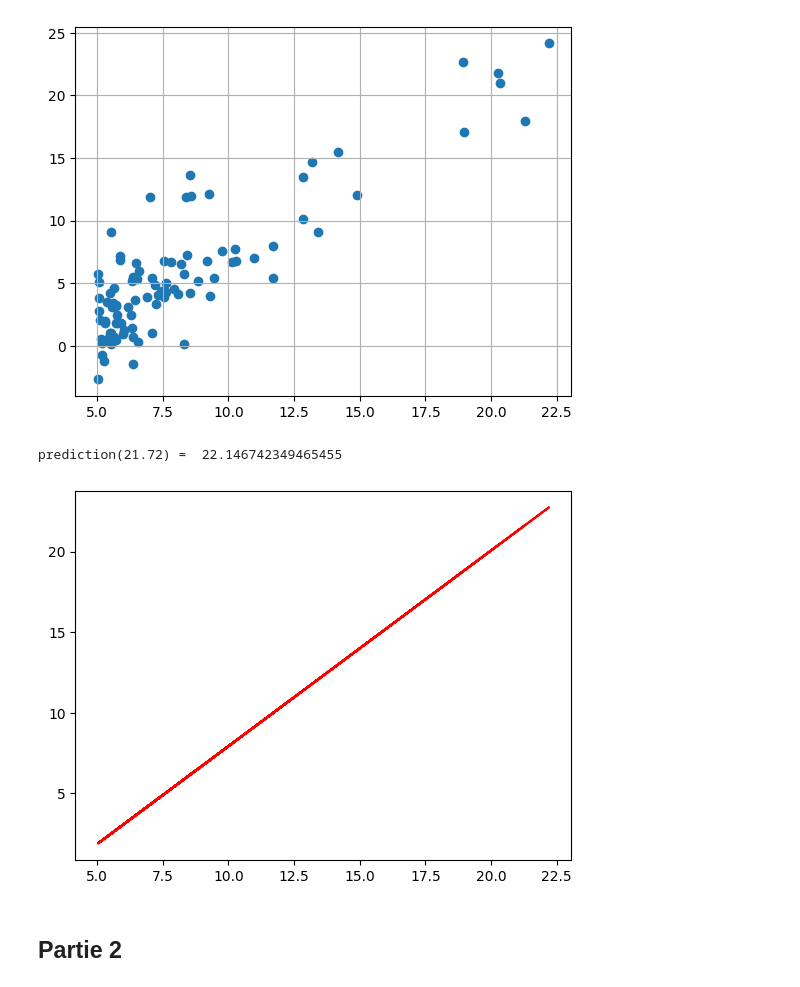
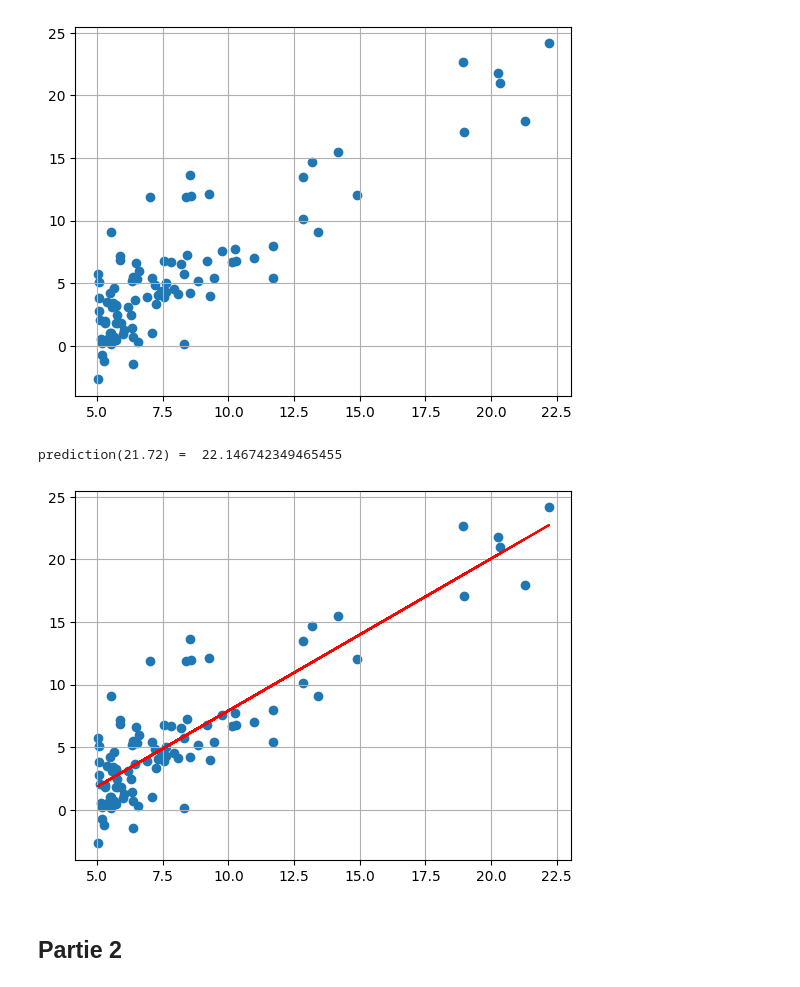
Before and after one commit to Tibserre/Fiche-IA, a Jupyter notebook: Fiche_IA.ipynb, the cells around one changed output. Drawn from its saved outputs; the diff is of its cells as text; code cells hidden in the pictures.

```diff
--- a/Fiche_IA.ipynb
+++ b/Fiche_IA.ipynb
@@ -81,20 +81,29 @@ slope, intercept, r_value, p_value, std_err = stats.linregress(X, Y)
 # %%
 # faire une prédiction
 
 #on def d'abord la fonction
 def prediction(x):
    return slope * x + intercept
 # on a Y=aX+b, on a a et b, on détermine donc Y dans cette fonction
 
 #la variable fitLine sera un tableau de valeurs prédites depuis la tableau de variables X
+
+## Pour avoir sur un seul graph
+axes = plt.axes() # afin de déssiner les axes
+axes.grid() # dessiner une grille pour une meilleur lisibilité du graph
+plt.scatter(X,Y)
+## Pour avoir sur un seul graph
+
+
 fitLine = prediction(X)
 plt.plot(X, fitLine, c='r')
 
+
 # on test en prédisant une valeur particulière
 print("prediction(21.72) = ",prediction(21.72))
 # %% [output]
 prediction(21.72) =  22.146742349465455
-[figure, old version]
+[figure, new version]
 # %% [markdown]
 ## Partie 2 ##
 # %%
```
Also changed, not shown: parts of 1 cell of this notebook.
